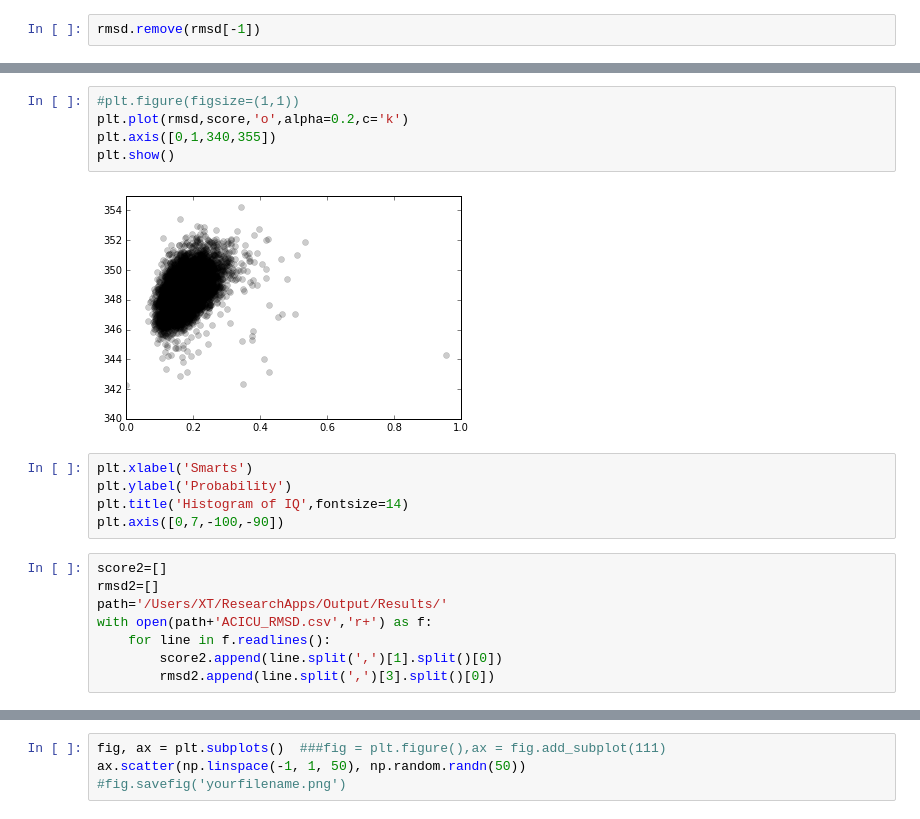
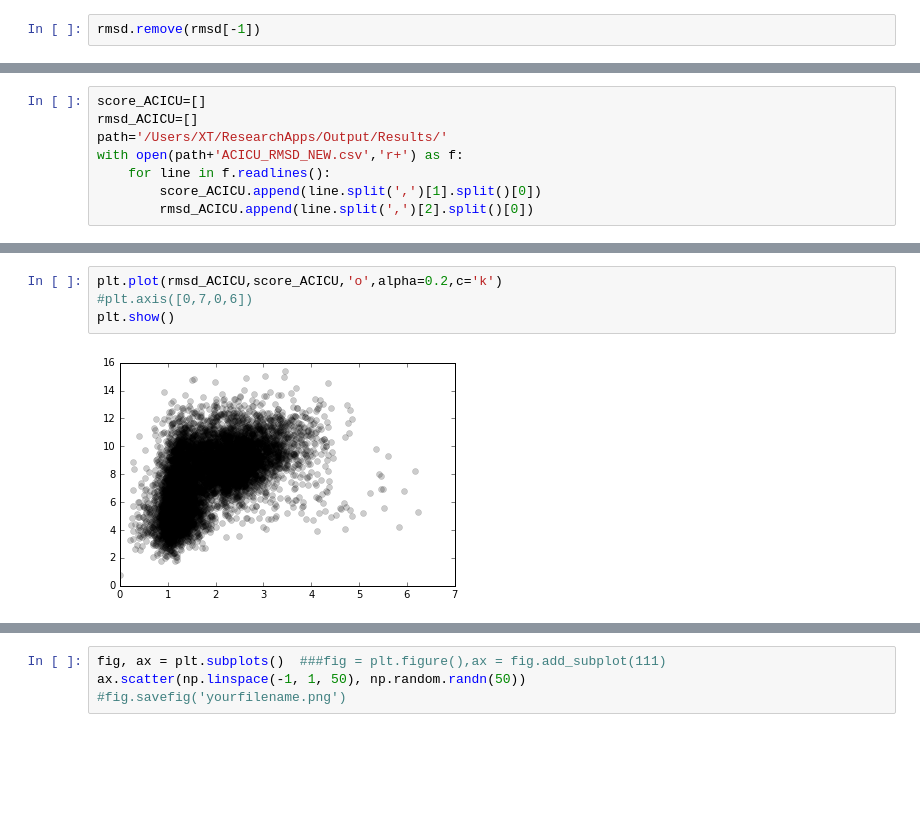
Before and after one commit to xiaotongzuo/Research, a Jupyter notebook: PyRosetta/Code/plot_0326.ipynb, the cells around one changed output, grey strips where cells are left out. Drawn from its saved outputs; the diff is of its cells as text; blank space fills up the shorter version.

```diff
--- a/PyRosetta/Code/plot_0326.ipynb
+++ b/PyRosetta/Code/plot_0326.ipynb
@@ -76,0 +93,8 @@ rmsd.remove(rmsd[-1])
+# %%
+score_ACICU=[]
+rmsd_ACICU=[]
+path='/Users/XT/ResearchApps/Output/Results/'
+with open(path+'ACICU_RMSD_NEW.csv','r+') as f:
+    for line in f.readlines():
+        score_ACICU.append(line.split(',')[1].split()[0])
+        rmsd_ACICU.append(line.split(',')[2].split()[0])
@@ -77,20 +125,6 @@ rmsd.remove(rmsd[-1])
 # %%
-#plt.figure(figsize=(1,1))
-plt.plot(rmsd,score,'o',alpha=0.2,c='k')
-plt.axis([0,1,340,355])
+plt.plot(rmsd_ACICU,score_ACICU,'o',alpha=0.2,c='k')
+#plt.axis([0,7,0,6])
 plt.show()
 # %% [output]
-[figure, old version]
+[figure, new version]
-# %%
-plt.xlabel('Smarts')
-plt.ylabel('Probability')
-plt.title('Histogram of IQ',fontsize=14)
-plt.axis([0,7,-100,-90])
-# %%
-score2=[]
-rmsd2=[]
-path='/Users/XT/ResearchApps/Output/Results/'
-with open(path+'ACICU_RMSD.csv','r+') as f:
-    for line in f.readlines():
-        score2.append(line.split(',')[1].split()[0])
-        rmsd2.append(line.split(',')[3].split()[0])
```
Also changed, not shown: parts of 9 cells of this notebook, 2 other files.
